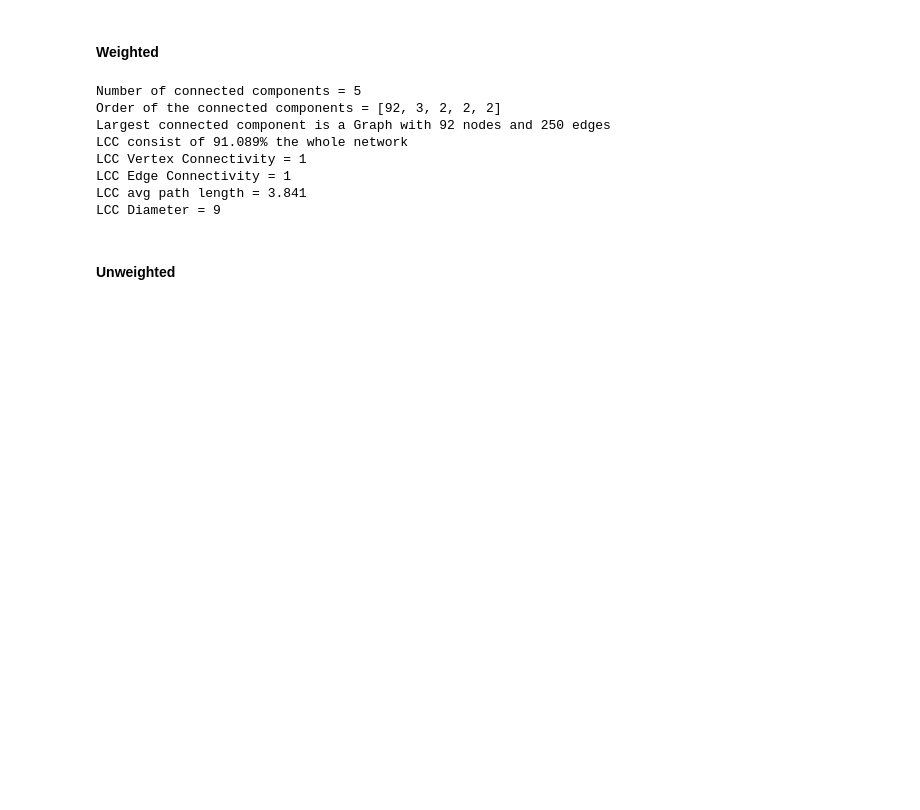
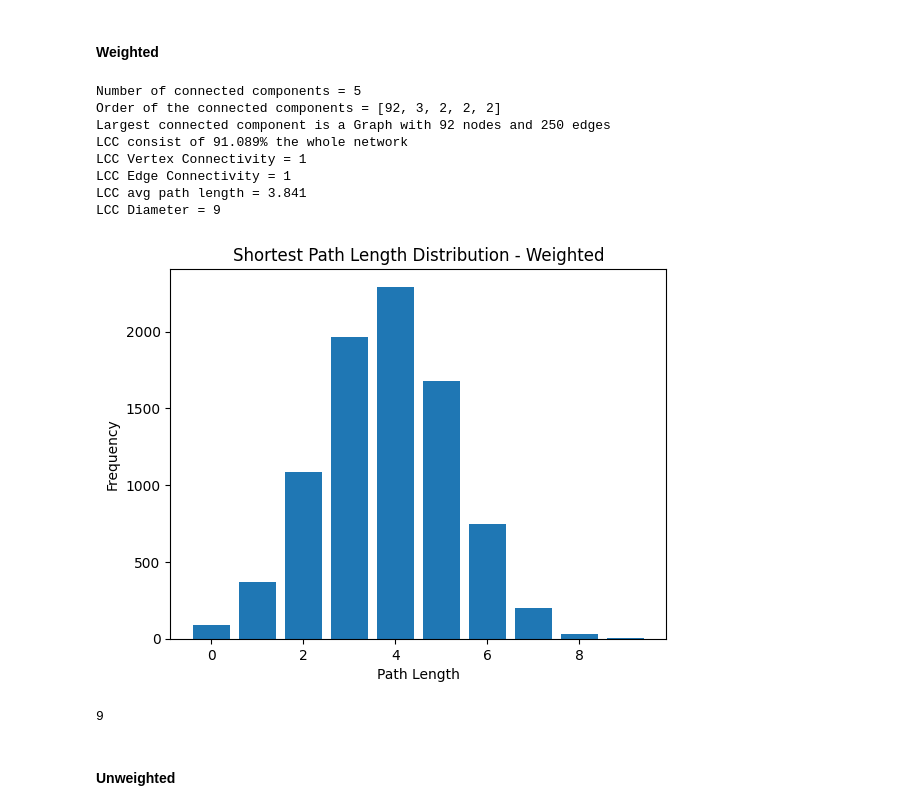
Before and after one commit to Enri98/mafia-network, a Jupyter notebook: project.ipynb, the cells around one changed output. Drawn from its saved outputs; the diff is of its cells as text; code cells hidden in the pictures; blank space fills up the shorter version.

```diff
--- a/project.ipynb
+++ b/project.ipynb
@@ -576,6 +581,27 @@ LCC Vertex Connectivity = 1
 LCC Edge Connectivity = 1
 LCC avg path length = 3.841
 LCC Diameter = 9
+# %%
+# plot shortest path distribution
+
+all_path_lengths = []
+for u, paths in lcc_shortest_paths.items():
+    for v, length in paths.items():
+        all_path_lengths.append(length)
+
+path_length_counts = Counter(all_path_lengths)
+
+plt.bar(path_length_counts.keys(), path_length_counts.values())
+plt.xlabel('Path Length')
+plt.ylabel('Frequency')
+plt.title('Shortest Path Length Distribution - Weighted')
+plt.show()
+# %% [output]
+[figure, added]
+# %%
+np.max(all_path_lengths)
+# %% [output]
+9
 # %% [markdown]
 #### Unweighted
 # %%
```
Also changed, not shown: parts of 12 cells of this notebook.
